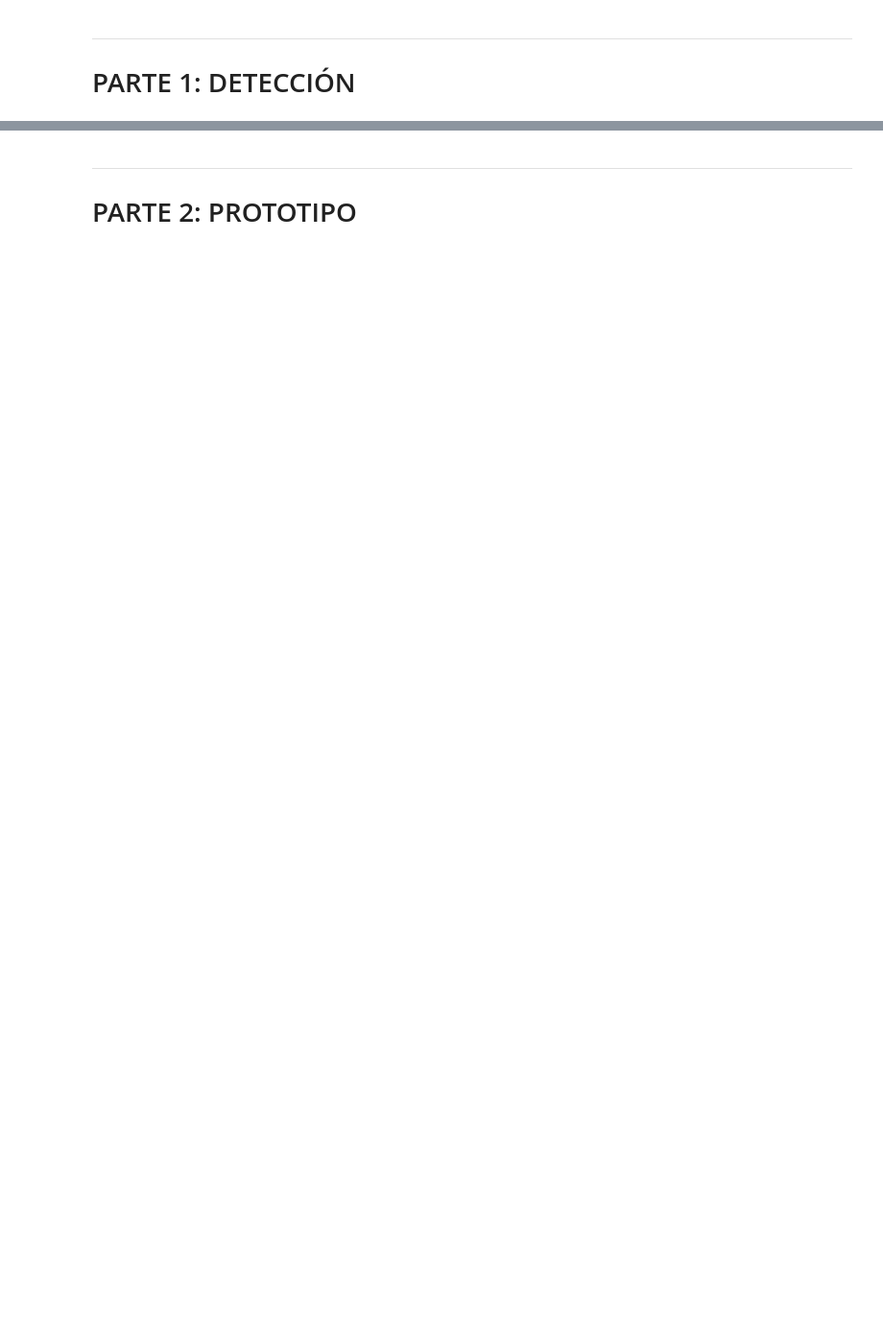
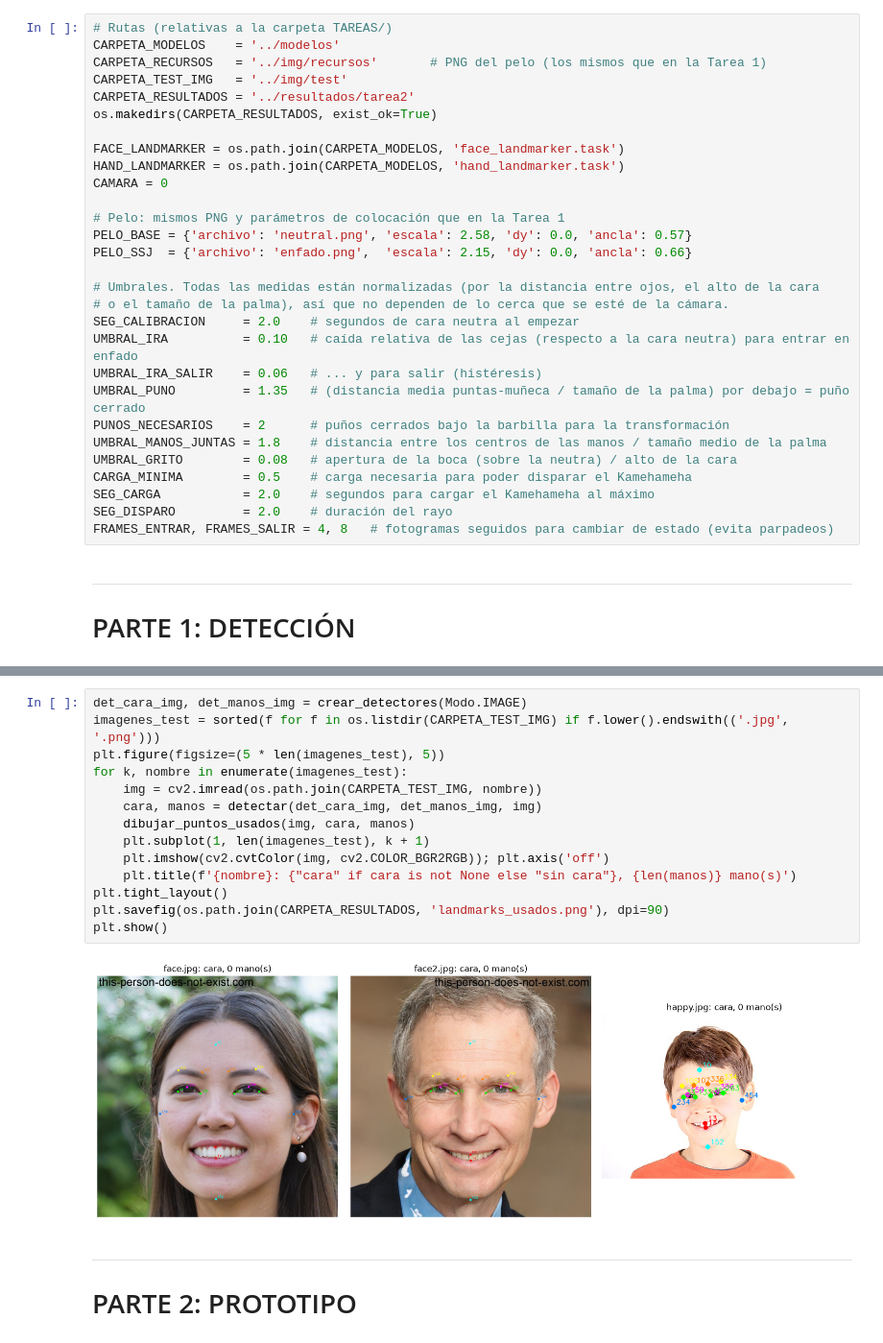
Before and after one commit to pablodmsngn/VC, a Jupyter notebook: PRACTICA_5/TAREAS/VC_P5_TAREA_2.ipynb, the cells around one changed output, grey strips where cells are left out. Shown at 96% size. Cells and saved outputs as stored; diff of their text form; blank space fills up the shorter version.

Commit message:
Emotion mirror (Task 1) and Super Saiyan/Kamehameha prototype (Task 2)

```diff
--- a/PRACTICA_5/TAREAS/VC_P5_TAREA_2.ipynb
+++ b/PRACTICA_5/TAREAS/VC_P5_TAREA_2.ipynb
@@ -32,3 +58,32 @@ POSE_LANDMARKER = os.path.join(CARPETA_MODELOS, 'pose_landmarker_full.task')
+# %%
+# Rutas (relativas a la carpeta TAREAS/)
+CARPETA_MODELOS    = '../modelos'
+CARPETA_RECURSOS   = '../img/recursos'       # PNG del pelo (los mismos que en la Tarea 1)
+CARPETA_TEST_IMG   = '../img/test'
+CARPETA_RESULTADOS = '../resultados/tarea2'
+os.makedirs(CARPETA_RESULTADOS, exist_ok=True)
+
+FACE_LANDMARKER = os.path.join(CARPETA_MODELOS, 'face_landmarker.task')
+HAND_LANDMARKER = os.path.join(CARPETA_MODELOS, 'hand_landmarker.task')
+CAMARA = 0
+
+# Pelo: mismos PNG y parámetros de colocación que en la Tarea 1
+PELO_BASE = {'archivo': 'neutral.png', 'escala': 2.58, 'dy': 0.0, 'ancla': 0.57}
+PELO_SSJ  = {'archivo': 'enfado.png',  'escala': 2.15, 'dy': 0.0, 'ancla': 0.66}
+
+# Umbrales. Todas las medidas están normalizadas (por la distancia entre ojos, el alto de la cara
+# o el tamaño de la palma), así que no dependen de lo cerca que se esté de la cámara.
+SEG_CALIBRACION     = 2.0    # segundos de cara neutra al empezar
+UMBRAL_IRA          = 0.10   # caída relativa de las cejas (respecto a la cara neutra) para entrar en enfado
+UMBRAL_IRA_SALIR    = 0.06   # ... y para salir (histéresis)
+UMBRAL_PUNO         = 1.35   # (distancia media puntas-muñeca / tamaño de la palma) por debajo = puño cerrado
+PUNOS_NECESARIOS    = 2      # puños cerrados bajo la barbilla para la transformación
+UMBRAL_MANOS_JUNTAS = 1.8    # distancia entre los centros de las manos / tamaño medio de la palma
+UMBRAL_GRITO        = 0.08   # apertura de la boca (sobre la neutra) / alto de la cara
+CARGA_MINIMA        = 0.5    # carga necesaria para poder disparar el Kamehameha
+SEG_CARGA           = 2.0    # segundos para cargar el Kamehameha al máximo
+SEG_DISPARO         = 2.0    # duración del rayo
+FRAMES_ENTRAR, FRAMES_SALIR = 4, 8   # fotogramas seguidos para cambiar de estado (evita parpadeos)
 # %% [markdown]
 ---
 # PARTE 1: DETECCIÓN
@@ -43,3 +181,19 @@ PASO 1.2: PRUEBA SOBRE UNA IMAGEN (comprobar los puntos que se van a usar)
+# %%
+det_cara_img, det_manos_img = crear_detectores(Modo.IMAGE)
+imagenes_test = sorted(f for f in os.listdir(CARPETA_TEST_IMG) if f.lower().endswith(('.jpg', '.png')))
+plt.figure(figsize=(5 * len(imagenes_test), 5))
+for k, nombre in enumerate(imagenes_test):
+    img = cv2.imread(os.path.join(CARPETA_TEST_IMG, nombre))
+    cara, manos = detectar(det_cara_img, det_manos_img, img)
+    dibujar_puntos_usados(img, cara, manos)
+    plt.subplot(1, len(imagenes_test), k + 1)
+    plt.imshow(cv2.cvtColor(img, cv2.COLOR_BGR2RGB)); plt.axis('off')
+    plt.title(f'{nombre}: {"cara" if cara is not None else "sin cara"}, {len(manos)} mano(s)')
+plt.tight_layout()
+plt.savefig(os.path.join(CARPETA_RESULTADOS, 'landmarks_usados.png'), dpi=90)
+plt.show()
+# %% [output]
+[figure, added]
 # %% [markdown]
 ---
 # PARTE 2: PROTOTIPO
```
Also changed, not shown: parts of 37 cells of this notebook, 6 other files.
